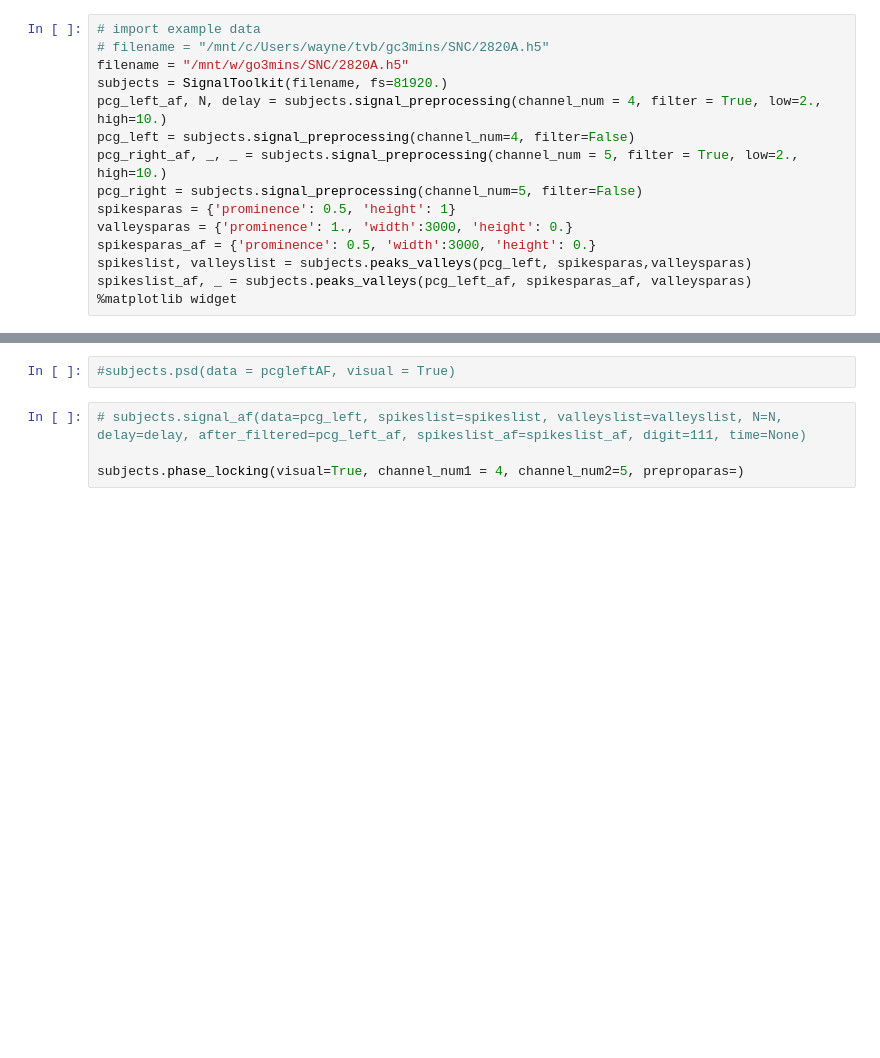
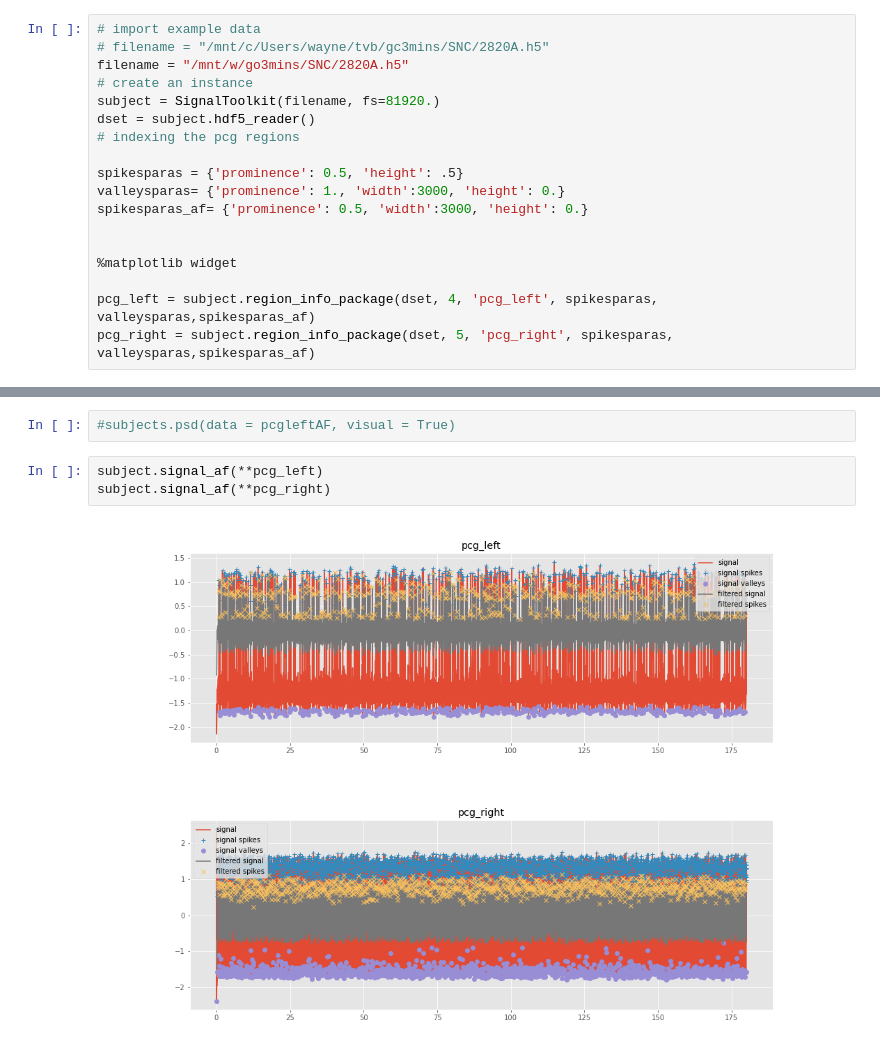
Before and after one commit to yilewang/Gc_detect_script, a Jupyter notebook: application/h5signalgc.ipynb, the cells around one changed output, grey strips where cells are left out. Saved outputs shown, nothing was run; the diff lists cells and outputs as text; blank space fills up the shorter version.

Commit message:
update package module

```diff
--- a/application/h5signalgc.ipynb
+++ b/application/h5signalgc.ipynb
@@ -19,22 +19,27 @@ plt.style.use('ggplot')
 # import example data
 # filename = "/mnt/c/Users/wayne/tvb/gc3mins/SNC/2820A.h5"
 filename = "/mnt/w/go3mins/SNC/2820A.h5"
-subjects = SignalToolkit(filename, fs=81920.)
-pcg_left_af, N, delay = subjects.signal_preprocessing(channel_num = 4, filter = True, low=2., high=10.)
-pcg_left = subjects.signal_preprocessing(channel_num=4, filter=False)
-pcg_right_af, _, _ = subjects.signal_preprocessing(channel_num = 5, filter = True, low=2., high=10.)
-pcg_right = subjects.signal_preprocessing(channel_num=5, filter=False)
-spikesparas = {'prominence': 0.5, 'height': 1}
-valleysparas = {'prominence': 1., 'width':3000, 'height': 0.}
-spikesparas_af = {'prominence': 0.5, 'width':3000, 'height': 0.}
-spikeslist, valleyslist = subjects.peaks_valleys(pcg_left, spikesparas,valleysparas)
-spikeslist_af, _ = subjects.peaks_valleys(pcg_left_af, spikesparas_af, valleysparas)
+# create an instance
+subject = SignalToolkit(filename, fs=81920.)
+dset = subject.hdf5_reader()
+# indexing the pcg regions
+
+spikesparas = {'prominence': 0.5, 'height': .5}
+valleysparas= {'prominence': 1., 'width':3000, 'height': 0.}
+spikesparas_af= {'prominence': 0.5, 'width':3000, 'height': 0.}
+
+
 %matplotlib widget
+
+pcg_left = subject.region_info_package(dset, 4, 'pcg_left', spikesparas, valleysparas,spikesparas_af)
+pcg_right = subject.region_info_package(dset, 5, 'pcg_right', spikesparas, valleysparas,spikesparas_af)
 # %%
 #subjects.freq_count(spikeslist=spikeslist, visual=True, data=rawpcgleft)
 # %%
 #subjects.psd(data = pcgleftAF, visual = True)
-# %%
-# subjects.signal_af(data=pcg_left, spikeslist=spikeslist, valleyslist=valleyslist, N=N, delay=delay, after_filtered=pcg_left_af, spikeslist_af=spikeslist_af, digit=111, time=None)
-
-subjects.phase_locking(visual=True, channel_num1 = 4, channel_num2=5, preproparas=)
+# %%
+subject.signal_af(**pcg_left)
+subject.signal_af(**pcg_right)
+# %% [output]
+[figure, added]
+[figure, added]
```
Also changed, not shown: 1 other file.
